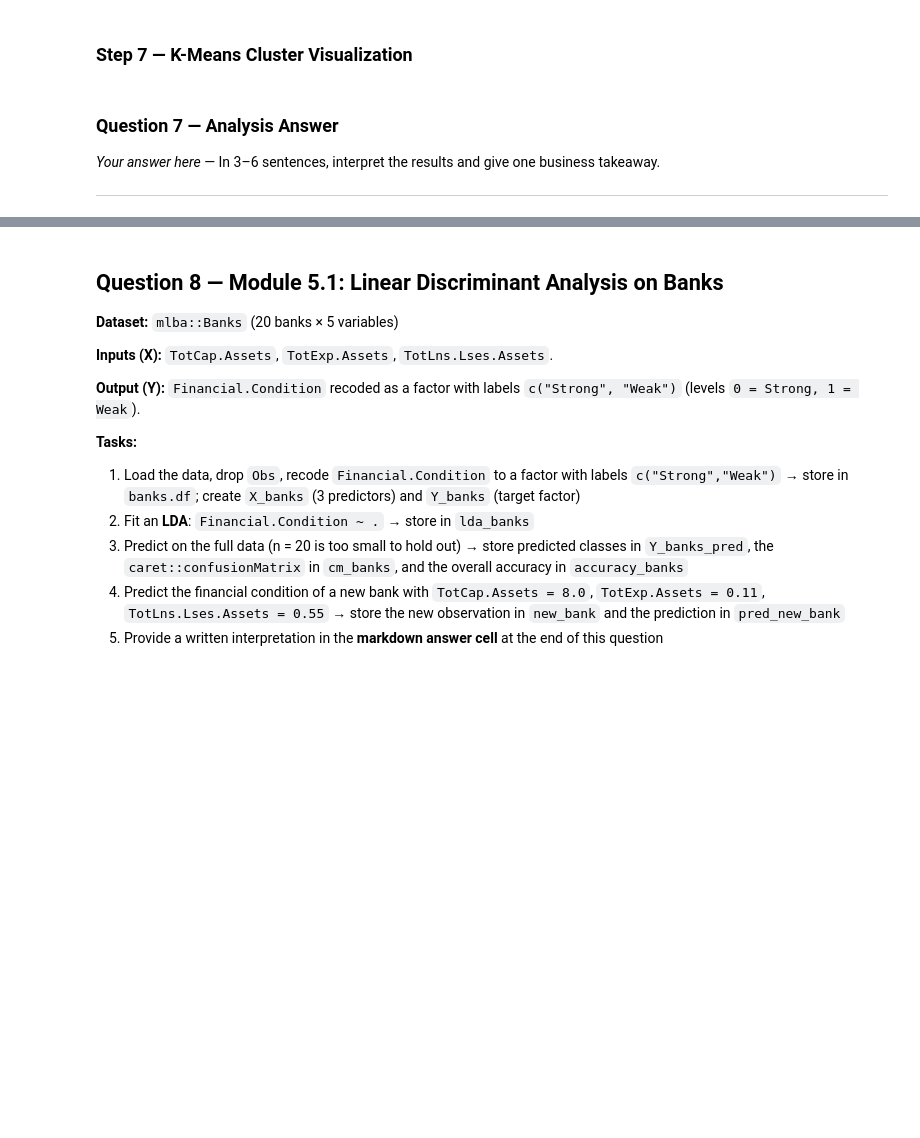
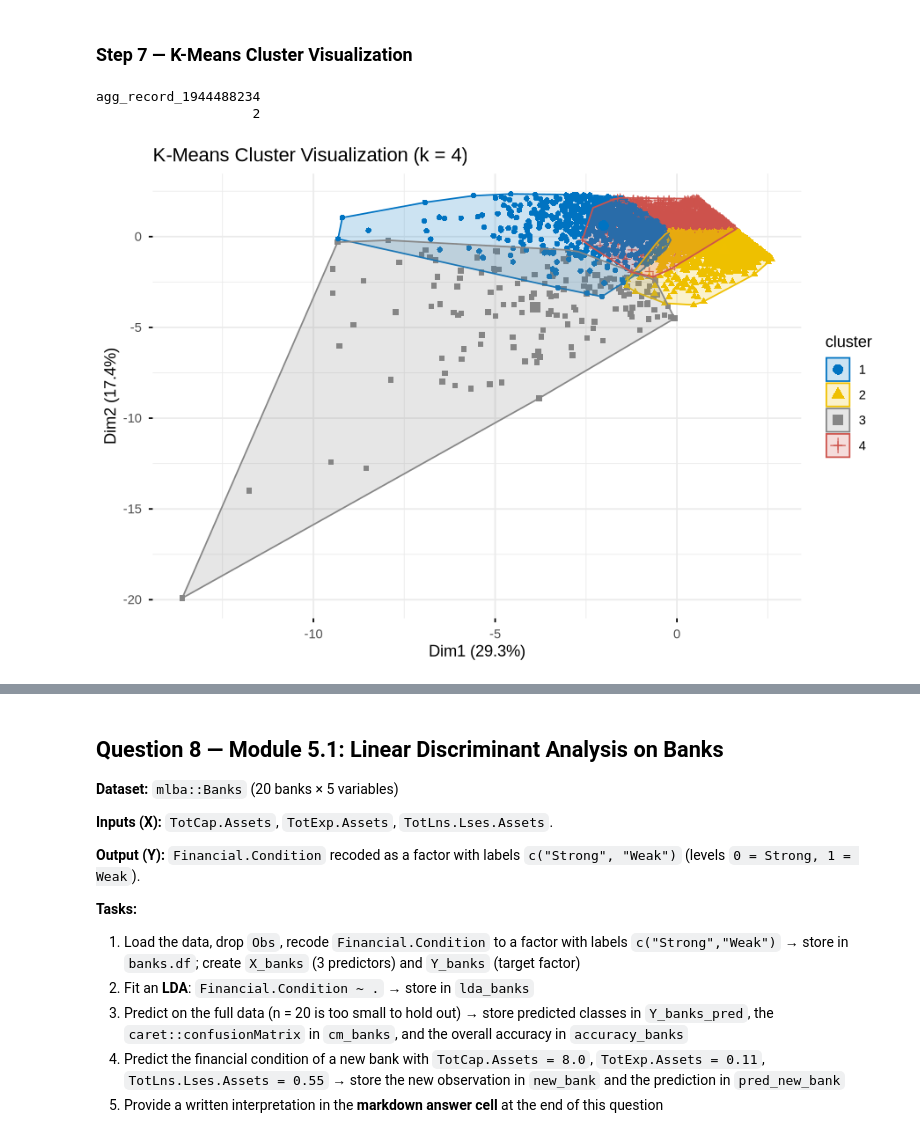
Before and after one commit to owenfrye1/MS3313-FryeV2, a Jupyter notebook: Homework/MS3313_Final_Exam.ipynb, the cells around one changed output, grey strips where cells are left out. Drawn from its saved outputs; the diff is of its cells as text; code cells hidden in the pictures; blank space fills up the shorter version.

```diff
--- a/Homework/MS3313_Final_Exam.ipynb
+++ b/Homework/MS3313_Final_Exam.ipynb
@@ -1009,20 +1038,21 @@ ewa_profile
 # %%
 tmp_file <- tempfile(fileext = ".png")
 png(tmp_file, width = 900, height = 600, res = 120,
     type = "cairo", family = "sans")
 
-# YOUR CODE HERE — delete this comment when you add your code
-# Build the fviz_cluster(...) plot inside print(...).
 
 print(
-  NULL    # replace NULL with your fviz_cluster(km_ewa, data = X_ewa_norm, ...) call
+  fviz_cluster(km_ewa, data = X_ewa_norm,
+               geom = "point",
+               ellipse.type = "convex",
+               palette = "jco",
+               ggtheme = theme_minimal(),
+               main = "K-Means Cluster Visualization (k = 4)")
 )
 
 dev.off()
 IRdisplay::display_png(file = tmp_file)
+# %% [output]
+agg_record_1944488234
+                    2
+[figure, added]
-# %% [markdown]
-### Question 7 — Analysis Answer
-
-*Your answer here* — In 3–6 sentences, interpret the results and give one business takeaway.
-
----
```
Also changed, not shown: parts of 37 cells of this notebook.
